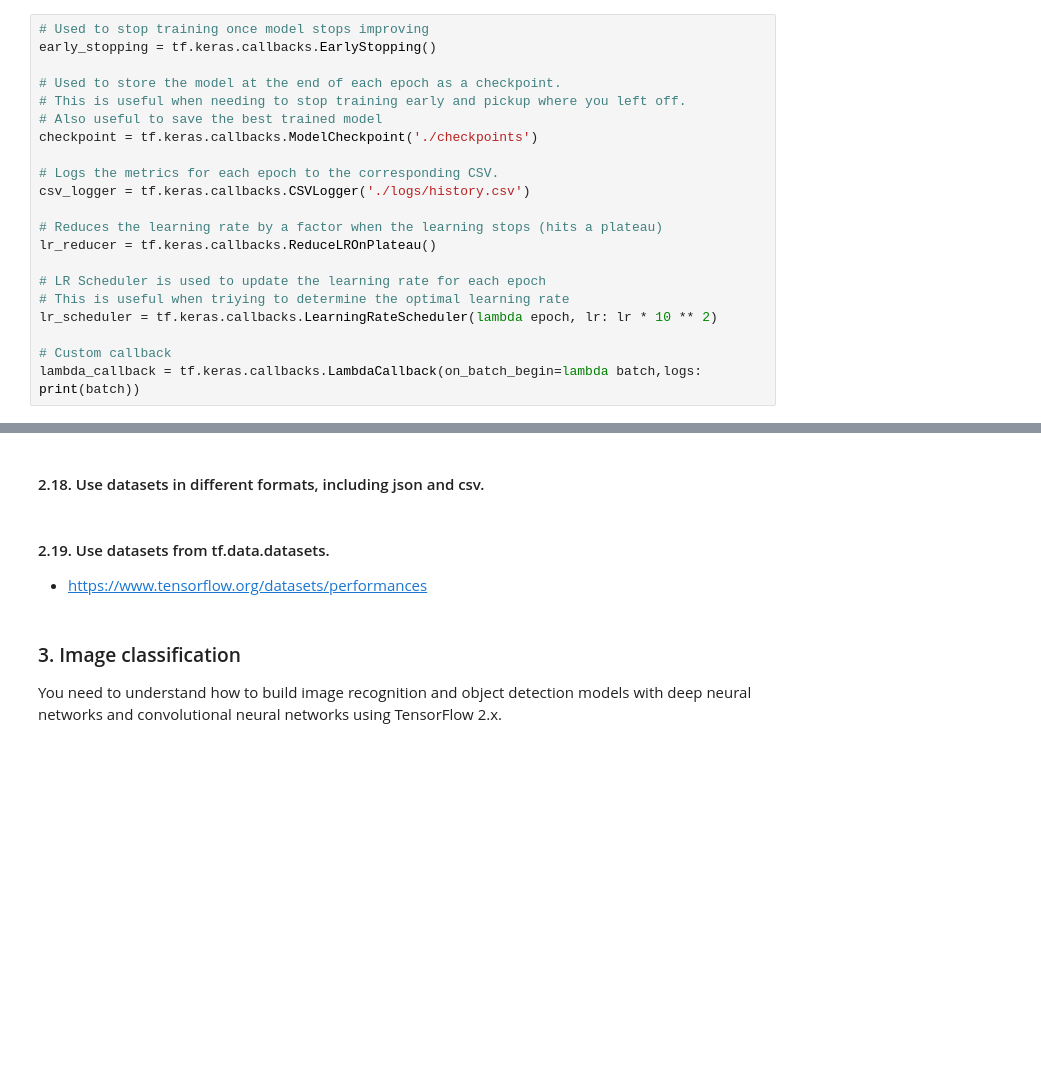
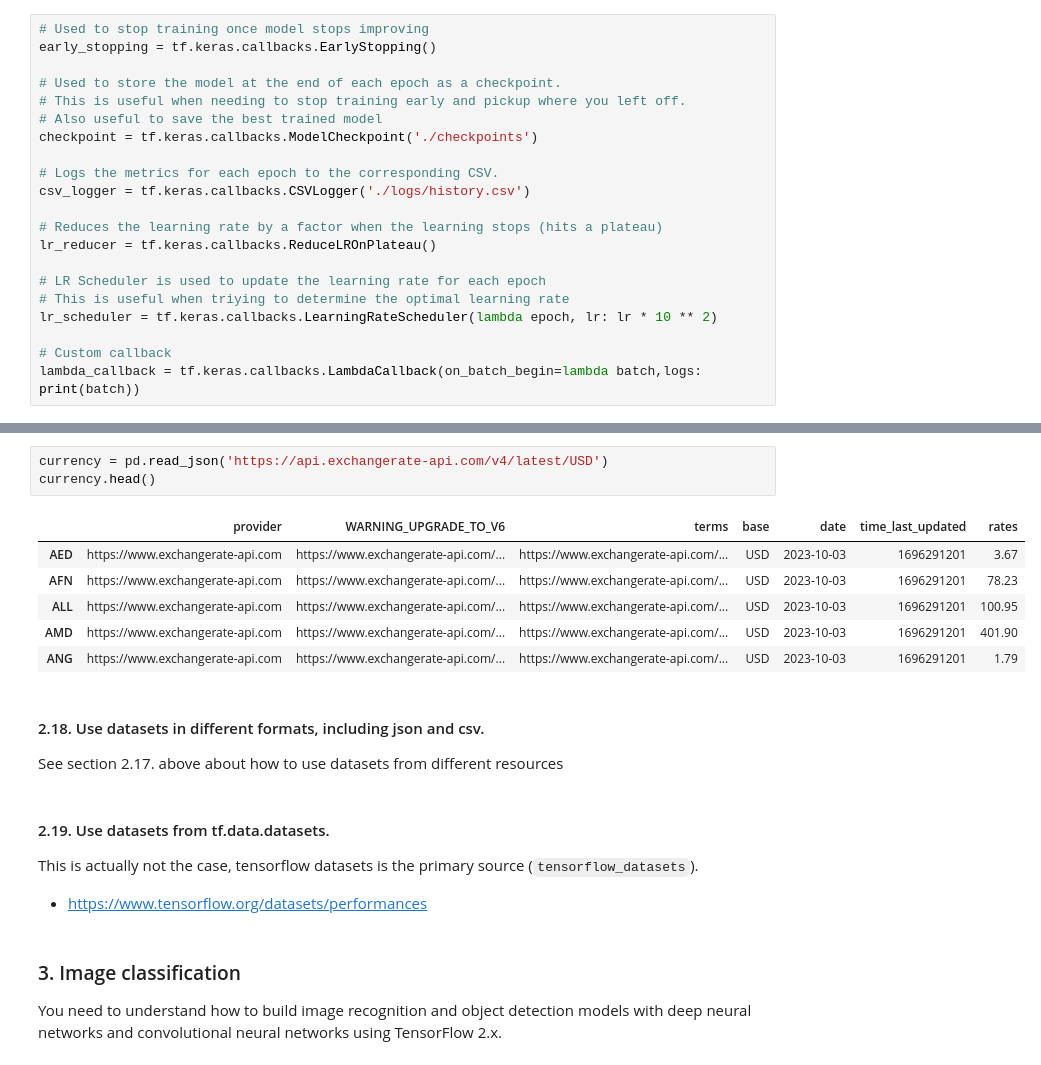
Before and after one commit to bkubick/deep-learning-development, a Jupyter notebook: exercises/tensorflow_developer_exam/tensorflow_certificate_candidate_handbook.ipynb, the cells around one changed output, grey strips where cells are left out. Drawn from its saved outputs; the diff is of its cells as text; blank space fills up the shorter version.

```diff
--- a/exercises/tensorflow_developer_exam/tensorflow_certificate_candidate_handbook.ipynb
+++ b/exercises/tensorflow_developer_exam/tensorflow_certificate_candidate_handbook.ipynb
@@ -594,8 +707,22 @@ lambda_callback = tf.keras.callbacks.LambdaCallback(on_batch_begin=lambda batch,
+# %%
+currency = pd.read_json('https://api.exchangerate-api.com/v4/latest/USD')
+currency.head()
+# %% [output]
+|  | provider | WARNING_UPGRADE_TO_V6 | terms | base | date | time_last_updated | rates |
+| AED | https://www.exchangerate-api.com | https://www.exchangerate-api.com/... | https://www.exchangerate-api.com/... | USD | 2023-10-03 | 1696291201 | 3.67 |
+| AFN | https://www.exchangerate-api.com | https://www.exchangerate-api.com/... | https://www.exchangerate-api.com/... | USD | 2023-10-03 | 1696291201 | 78.23 |
+| ALL | https://www.exchangerate-api.com | https://www.exchangerate-api.com/... | https://www.exchangerate-api.com/... | USD | 2023-10-03 | 1696291201 | 100.95 |
+| AMD | https://www.exchangerate-api.com | https://www.exchangerate-api.com/... | https://www.exchangerate-api.com/... | USD | 2023-10-03 | 1696291201 | 401.90 |
+| ANG | https://www.exchangerate-api.com | https://www.exchangerate-api.com/... | https://www.exchangerate-api.com/... | USD | 2023-10-03 | 1696291201 | 1.79 |
 # %% [markdown]
 #### 2.18. Use datasets in different formats, including json and csv.
+
+See section 2.17. above about how to use datasets from different resources
 # %% [markdown]
 #### 2.19. Use datasets from tf.data.datasets.
 
+This is actually not the case, tensorflow datasets is the primary source (`tensorflow_datasets`).
+
 * https://www.tensorflow.org/datasets/performances
 # %% [markdown]
 ### 3. Image classification
```
Also changed, not shown: parts of 89 cells of this notebook, 2 other files.
